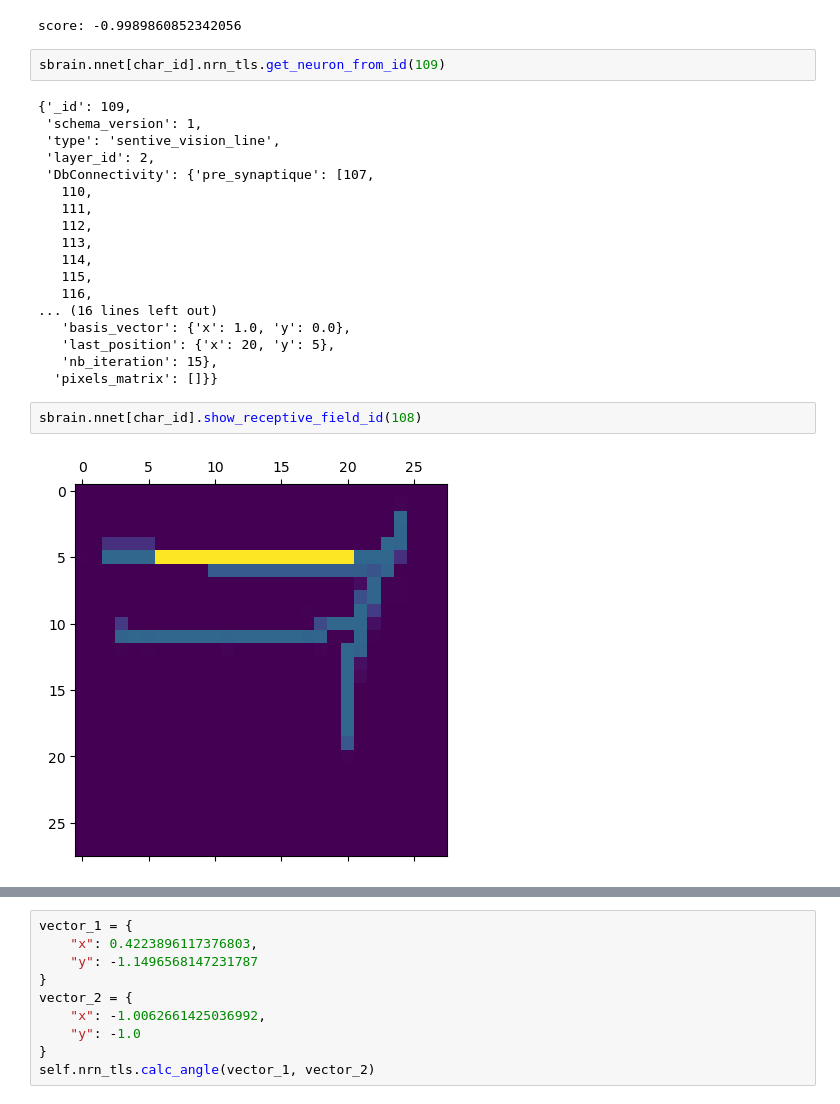
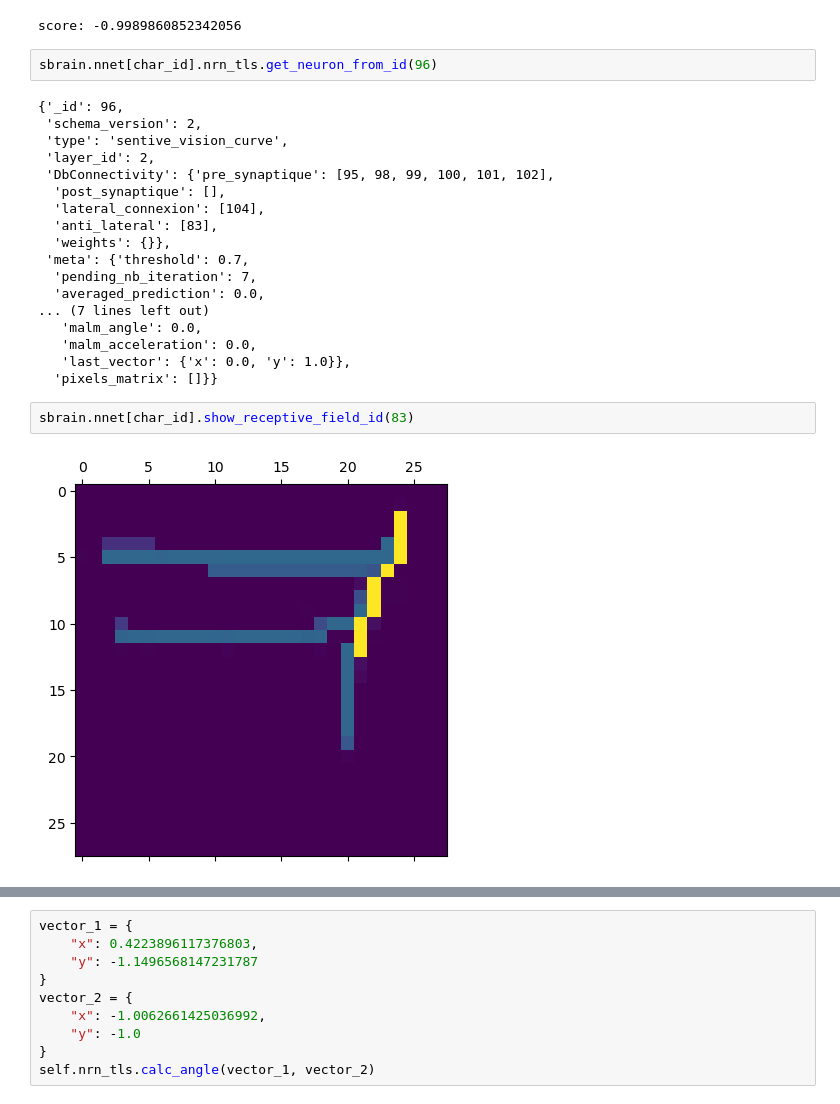
Before and after one commit to oliviermanette/Sentive-One-Shot-Learning-Omniglot, a Jupyter notebook: sandbox metadl/projet article can dynamic neural network improve few shot learning.ipynb, the cells around one changed output, grey strips where cells are left out. Saved outputs shown, nothing was run; the diff lists cells and outputs as text.

```diff
--- a/sandbox metadl/projet article can dynamic neural network improve few shot learning.ipynb
+++ b/sandbox metadl/projet article can dynamic neural network improve few shot learning.ipynb
@@ -84,29 +84,29 @@ print("score:",score)
 # %% [output]
 score: -0.9989860852342056
 # %%
-sbrain.nnet[char_id].nrn_tls.get_neuron_from_id(109)
+sbrain.nnet[char_id].nrn_tls.get_neuron_from_id(96)
 # %% [output]
-{'_id': 109,
- 'schema_version': 1,
- 'type': 'sentive_vision_line',
+{'_id': 96,
+ 'schema_version': 2,
+ 'type': 'sentive_vision_curve',
  'layer_id': 2,
- 'DbConnectivity': {'pre_synaptique': [107,
-   110,
-   111,
-   112,
-   113,
-   114,
-   115,
-   116,
-... (16 lines left out)
-   'basis_vector': {'x': 1.0, 'y': 0.0},
-   'last_position': {'x': 20, 'y': 5},
-   'nb_iteration': 15},
+ 'DbConnectivity': {'pre_synaptique': [95, 98, 99, 100, 101, 102],
+  'post_synaptique': [],
+  'lateral_connexion': [104],
+  'anti_lateral': [83],
+  'weights': {}},
+ 'meta': {'threshold': 0.7,
+  'pending_nb_iteration': 7,
+  'averaged_prediction': 0.0,
+... (7 lines left out)
+   'malm_angle': 0.0,
+   'malm_acceleration': 0.0,
+   'last_vector': {'x': 0.0, 'y': 1.0}},
   'pixels_matrix': []}}
 # %%
-sbrain.nnet[char_id].show_receptive_field_id(108)
+sbrain.nnet[char_id].show_receptive_field_id(83)
 # %% [output]
-[figure, old version]
+[figure, new version]
 # %%
 x = [0]
 y = []
```
Also changed, not shown: parts of 13 cells of this notebook, 4 other files.
